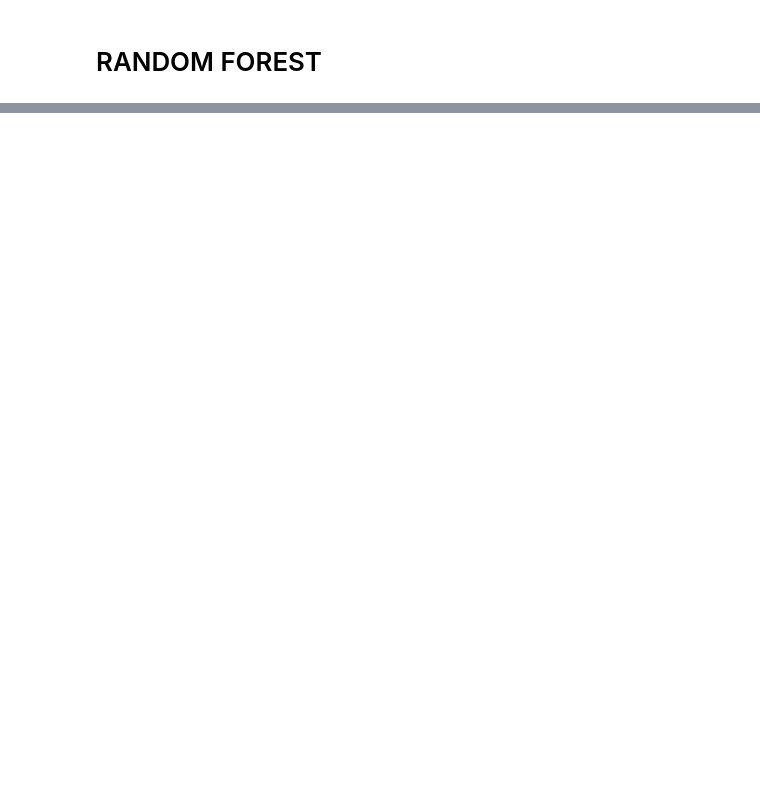
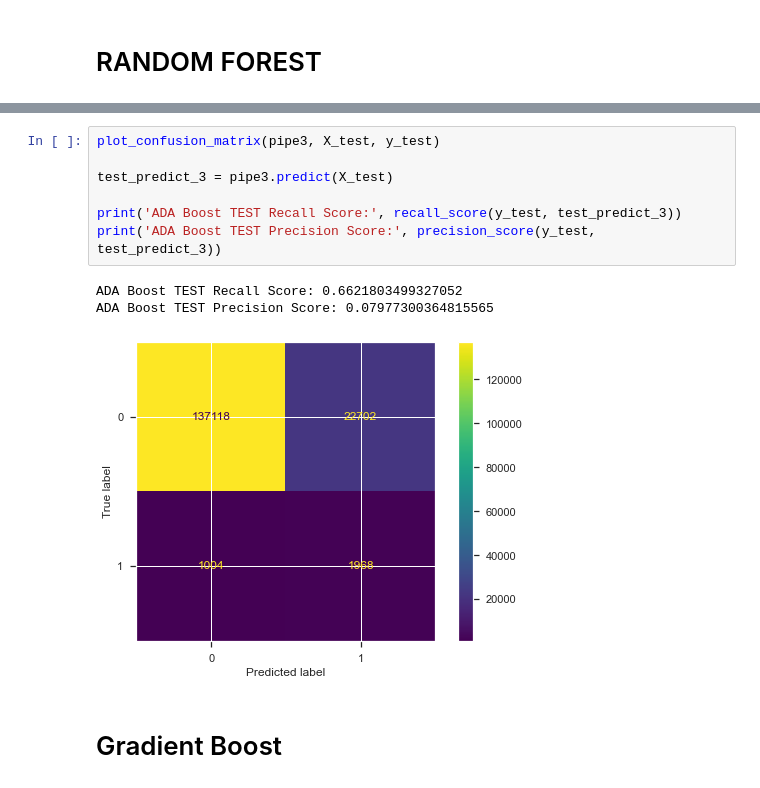
Before and after one commit to ClayHunn/Phase3Project, a Jupyter notebook: Kyle_EDA_notebook.ipynb, the cells around one changed output, grey strips where cells are left out. Drawn from its saved outputs; the diff is of its cells as text; blank space fills up the shorter version.

```diff
--- a/Kyle_EDA_notebook.ipynb
+++ b/Kyle_EDA_notebook.ipynb
@@ -747,0 +860,13 @@ Random Forest TEST Precision Score: 0.08695851478340591
+# %%
+plot_confusion_matrix(pipe3, X_test, y_test)
+
+test_predict_3 = pipe3.predict(X_test)
+
+print('ADA Boost TEST Recall Score:', recall_score(y_test, test_predict_3))
+print('ADA Boost TEST Precision Score:', precision_score(y_test, test_predict_3))
+# %% [output]
+ADA Boost TEST Recall Score: 0.6621803499327052
+ADA Boost TEST Precision Score: 0.07977300364815565
+[figure, added]
+# %% [markdown]
+# Gradient Boost
```
Also changed, not shown: parts of 72 cells of this notebook.
